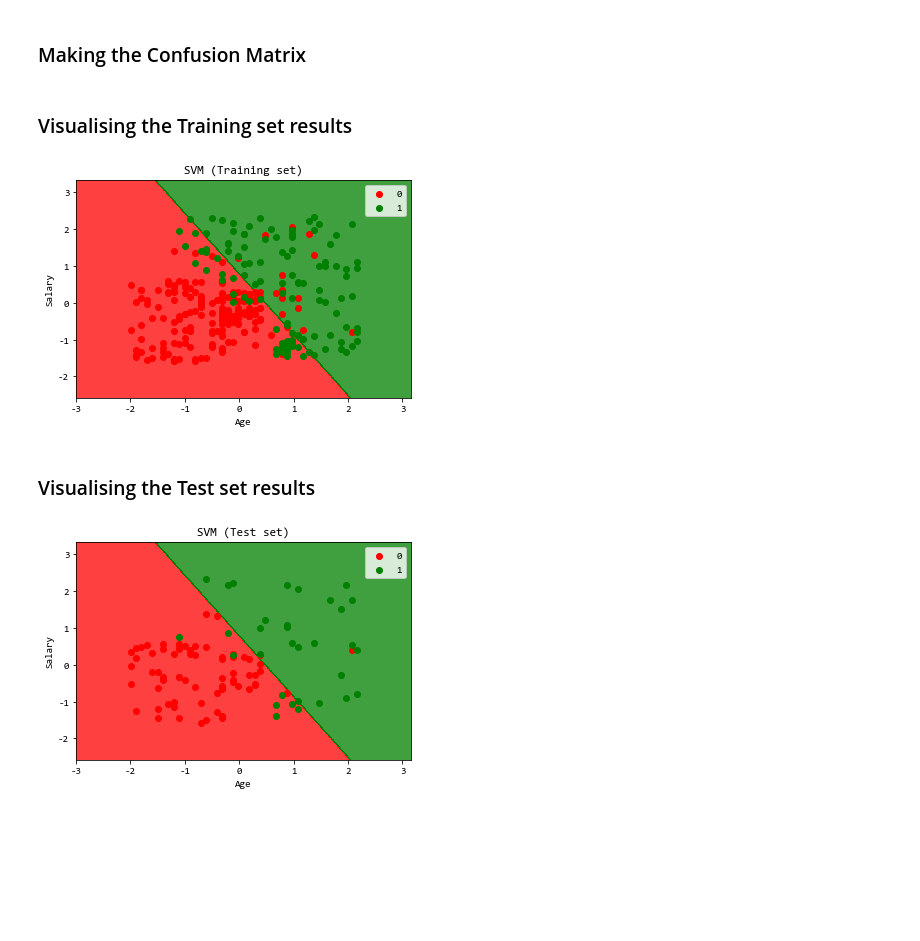
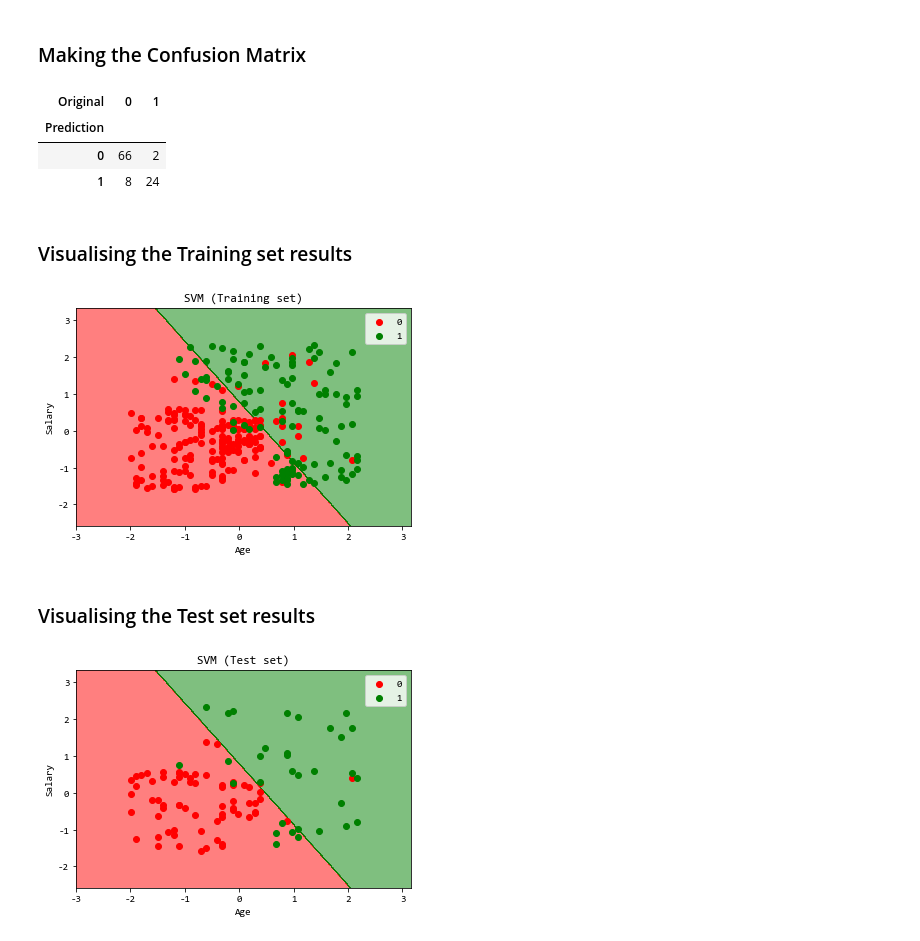
Before and after one commit to snowflakedong/107-1_Python_Project, a Jupyter notebook: Week_7/Class_Customers.ipynb, the cells around one changed output. Saved outputs shown, nothing was run; the diff lists cells and outputs as text; code cells hidden in the pictures; blank space fills up the shorter version.

```diff
--- a/Week_7/Class_Customers.ipynb
+++ b/Week_7/Class_Customers.ipynb
@@ -70,6 +87,15 @@ y_pred = classifier.predict(X_test)
 # %%
 from sklearn.metrics import confusion_matrix
 cm = confusion_matrix(y_test, y_pred)
+cm_frame = pd.DataFrame(cm)
+cm_frame.index.name =  'Prediction'
+cm_frame.columns.name = 'Original'
+cm_frame
+# %% [output]
+| Original | 0 | 1 |
+| Prediction |  |  |
+| 0 | 66 | 2 |
+| 1 | 8 | 24 |
 # %% [markdown]
 ### Visualising the Training set results
 # %%
@@ -78,7 +104,7 @@ X_set, y_set = X_train, y_train
 X1, X2 = np.meshgrid(np.arange(start = X_set[:, 0].min() - 1, stop = X_set[:, 0].max() + 1, step = 0.01),
                      np.arange(start = X_set[:, 1].min() - 1, stop = X_set[:, 1].max() + 1, step = 0.01))
 plt.contourf(X1, X2, classifier.predict(np.array([X1.ravel(), X2.ravel()]).T).reshape(X1.shape),
-             alpha = 0.75, cmap = ListedColormap(('red', 'green')))
+             alpha = 0.5, cmap = ListedColormap(('red', 'green')))
 plt.xlim(X1.min(), X1.max())
 plt.ylim(X2.min(), X2.max())
 for i, j in enumerate(np.unique(y_set)):
@@ -90,25 +116,25 @@ plt.ylabel('Salary')
 plt.legend()
 plt.show()
 # %% [output]
-[figure, old version]
+[figure, new version]
 # %% [markdown]
 ### Visualising the Test set results
 # %%
 from matplotlib.colors import ListedColormap
 X_set, y_set = X_test, y_test
 X1, X2 = np.meshgrid(np.arange(start = X_set[:, 0].min() - 1, stop = X_set[:, 0].max() + 1, step = 0.01),
                      np.arange(start = X_set[:, 1].min() - 1, stop = X_set[:, 1].max() + 1, step = 0.01))
 plt.contourf(X1, X2, classifier.predict(np.array([X1.ravel(), X2.ravel()]).T).reshape(X1.shape),
-             alpha = 0.75, cmap = ListedColormap(('red', 'green')))
+             alpha = 0.5, cmap = ListedColormap(('red', 'green')))
 plt.xlim(X1.min(), X1.max())
 plt.ylim(X2.min(), X2.max())
 for i, j in enumerate(np.unique(y_set)):
     plt.scatter(X_set[y_set == j, 0], X_set[y_set == j, 1],
                 c = ListedColormap(('red', 'green'))(i), label = j)
 plt.title('SVM (Test set)')
 plt.xlabel('Age')
 plt.ylabel('Salary')
 plt.legend()
 plt.show()
 # %% [output]
-[figure, old version]
+[figure, new version]
```
Also changed, not shown: parts of 2 cells of this notebook, 1 other file.
